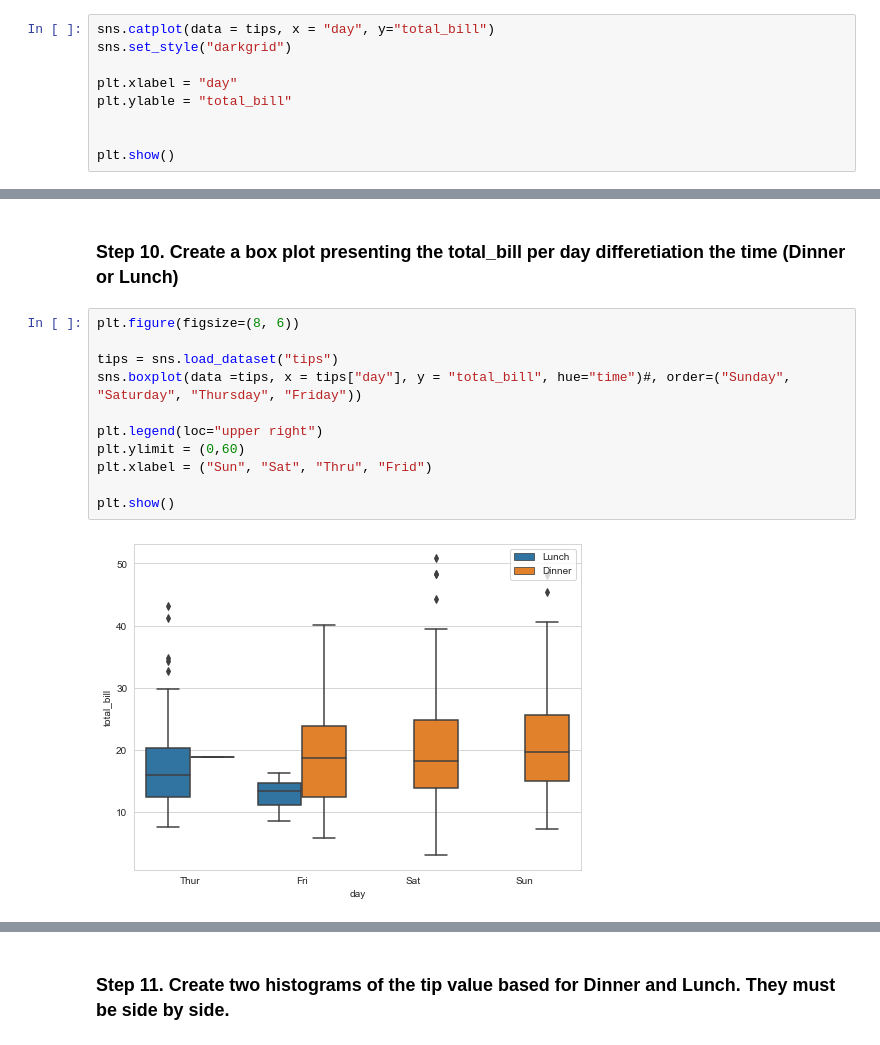
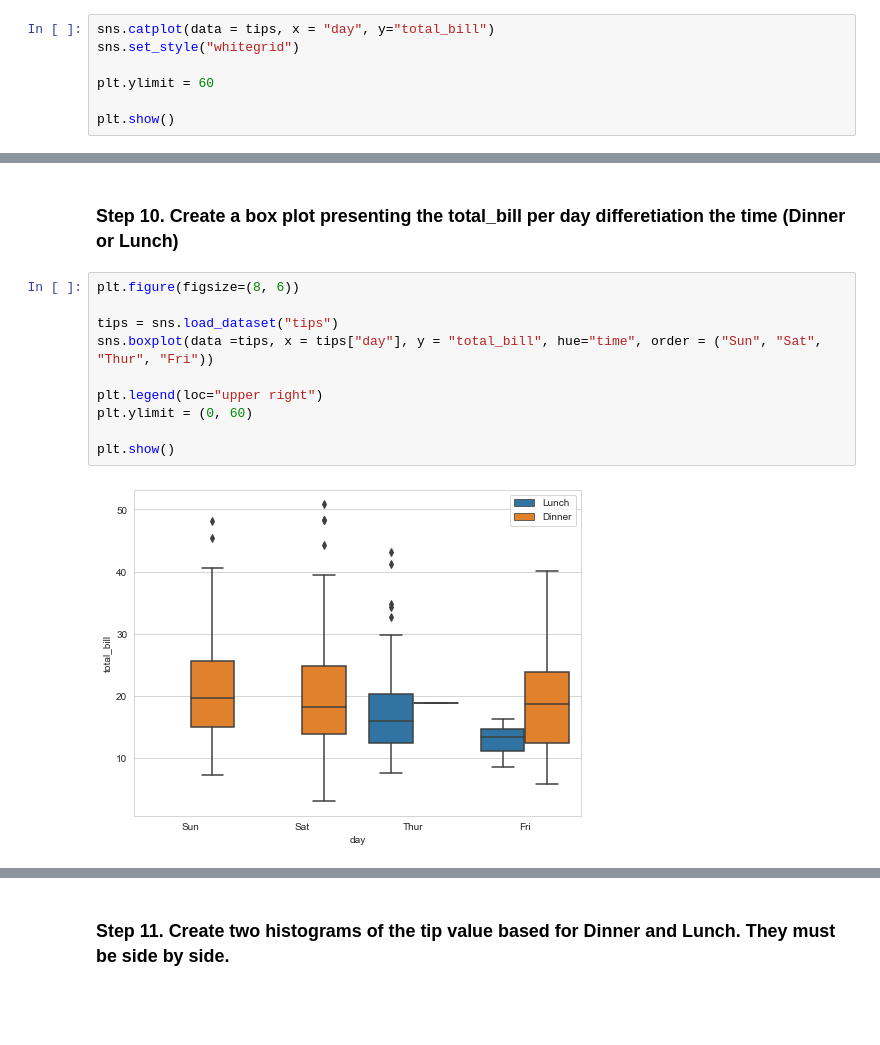
Before and after one commit to SoniaCobPac/the_bridge_bootcamp, a Jupyter notebook: week5_EDA_scraping_eda_summary/day4_correlation_matrix_outliers_rare/exercises/Tips_viz.ipynb, the cells around one changed output, grey strips where cells are left out. Cells and saved outputs as stored; diff of their text form; blank space fills up the shorter version.

```diff
--- a/week5_EDA_scraping_eda_summary/day4_correlation_matrix_outliers_rare/exercises/Tips_viz.ipynb
+++ b/week5_EDA_scraping_eda_summary/day4_correlation_matrix_outliers_rare/exercises/Tips_viz.ipynb
@@ -87,11 +89,9 @@ sns.pairplot(data=tips)
 ### Step 8. Present the relationship between days and total_bill value
 # %%
 sns.catplot(data = tips, x = "day", y="total_bill")
-sns.set_style("darkgrid")
+sns.set_style("whitegrid")
 
-plt.xlabel = "day"
-plt.ylable = "total_bill"
-
+plt.ylimit = 60
 
 plt.show()
 # %% [output]
@@ -111,13 +111,12 @@ plt.show()
 # %%
 plt.figure(figsize=(8, 6))
 
 tips = sns.load_dataset("tips")
-sns.boxplot(data =tips, x = tips["day"], y = "total_bill", hue="time")#, order=("Sunday", "Saturday", "Thursday", "Friday"))
+sns.boxplot(data =tips, x = tips["day"], y = "total_bill", hue="time", order = ("Sun", "Sat", "Thur", "Fri"))
 
 plt.legend(loc="upper right")
-plt.ylimit = (0,60)
-plt.xlabel = ("Sun", "Sat", "Thru", "Frid")
+plt.ylimit = (0, 60)
 
 plt.show()
 # %% [output]
-[figure, old version]
+[figure, new version]
```
Also changed, not shown: parts of 9 cells of this notebook, 7 other files.
